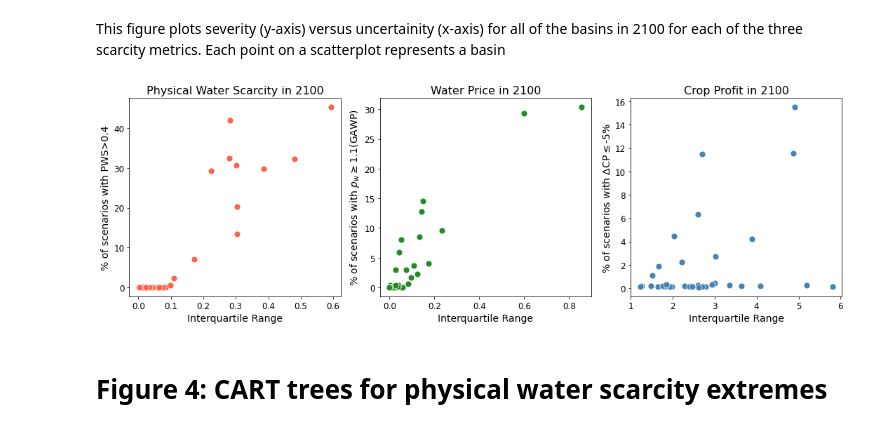
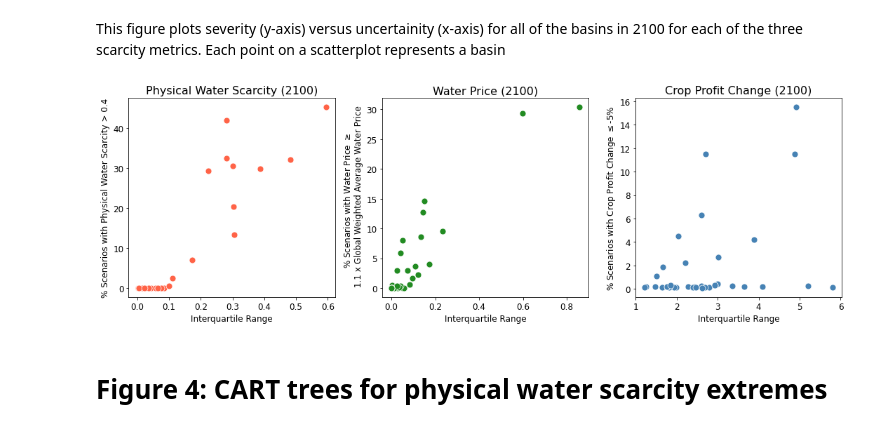
Before and after one commit to abirnb01/birnbaum-etal_2022_LACwaterscarcity, a Jupyter notebook: scripts/main_figures/main_figures_script.ipynb, the cells around one changed output. Cells and saved outputs as stored; diff of their text form; code cells hidden in the pictures.

Commit message:
Updated main figures and supplemental figures scripts

```diff
--- a/scripts/main_figures/main_figures_script.ipynb
+++ b/scripts/main_figures/main_figures_script.ipynb
@@ -33,7 +33,8 @@ from mpl_toolkits.axes_grid1 import make_axes_locatable
 # Load in Data
 # %%
 #Path to where data is kept. Change this to reflect the appropriate location on your machine
-fpath = 'C:/Users/abirnb01/Documents/Research/NEXO-UA/LACwaterscarcity/data/'
+#fpath = 'C:/Users/abirnb01/Documents/Research/NEXO-UA/LACwaterscarcity/data/'
+fpath = 'C:/Users/birnb/Documents/Tufts Research/NEXO-UA/LACwaterscarcity/data/'
 
 #load pickle that contains values for scarcity metrics
 metrics = pd.read_pickle(fpath+'query_results/scarcity_metrics')
@@ -292,7 +341,7 @@ def get_sev_unc(df,glob_wprice):
     df['greateravg'] = df['price_scenario'] >= 1.1*df['weighted_price_scenario'] #is our water price>global average?
 
     basins = df.basin.unique()[:] #list of basins to loop through
-    years = [2100] #list of years to loop through - here we're just looking at 2100
+    years = [2050,2075,2100] #list of years to loop through - here we're just looking at 2100
 
     stats_stor = [] #create empty storage list
 
@@ -339,31 +388,31 @@ stats_yr = df_stats[df_stats.year==yr] #specify that the year is 2100
 # %%
 #PLOT
 fig,(ax1,ax2,ax3) = plt.subplots(1,3,figsize=(15,5))
 
 sns.scatterplot(ax=ax1,data=stats_yr,x='unc_pws',y='sev_pws',s=80,color='tomato')
-ax1.set_title('Physical Water Scarcity in '+str(yr),fontsize=16)
-ax1.set_ylabel('% of scenarios with PWS>0.4',fontsize=14)
-ax1.set_xlabel('Interquartile Range',fontsize=14)
+ax1.set_title('Physical Water Scarcity ('+str(yr)+')',fontsize=16)
+ax1.set_ylabel('% Scenarios with Physical Water Scarcity > 0.4',fontsize=12)
+ax1.set_xlabel('Interquartile Range',fontsize=12)
 
 sns.scatterplot(ax=ax2,data=stats_yr,x='unc_wprice',y='sev_wprice',s=80,color='forestgreen')
-ax2.set_title('Water Price in '+str(yr),fontsize=16)
-ax2.set_ylabel('% of scenarios with $p_{w}$$\geq$1.1(GAWP)',fontsize=14)
-ax2.set_xlabel('Interquartile Range',fontsize=14)
+ax2.set_title('Water Price ('+str(yr)+')',fontsize=16)
+ax2.set_ylabel('% Scenarios with Water Price $\geq$  \n 1.1 x Global Weighted Average Water Price',fontsize=12)
+ax2.set_xlabel('Interquartile Range',fontsize=12)
 
 sns.scatterplot(ax=ax3,data=stats_yr,x='unc_profit',y='sev_profit',s=80,color='steelblue')
-ax3.set_title('Crop Profit in '+str(yr),fontsize=16)
-ax3.set_ylabel('% of scenarios with $\Delta$CP$\leq$-5%',fontsize=14)
-ax3.set_xlabel('Interquartile Range',fontsize=14)
+ax3.set_title('Crop Profit Change ('+str(yr)+')',fontsize=16)
+ax3.set_ylabel('% Scenarios with Crop Profit Change $\leq$-5%',fontsize=12)
+ax3.set_xlabel('Interquartile Range',fontsize=12)
 
 #change tick label size
 ax1.tick_params(axis='both', which='major', labelsize=12)
 ax2.tick_params(axis='both', which='major', labelsize=12)
 ax3.tick_params(axis='both', which='major', labelsize=12)
 
 plt.tight_layout()
 plt.show()
 # %% [output]
-[figure, old version]
+[figure, new version]
 # %% [markdown]
 # Figure 4: CART trees for physical water scarcity extremes
 # %% [markdown]
```
Also changed, not shown: parts of 7 cells of this notebook, 5 other files.
